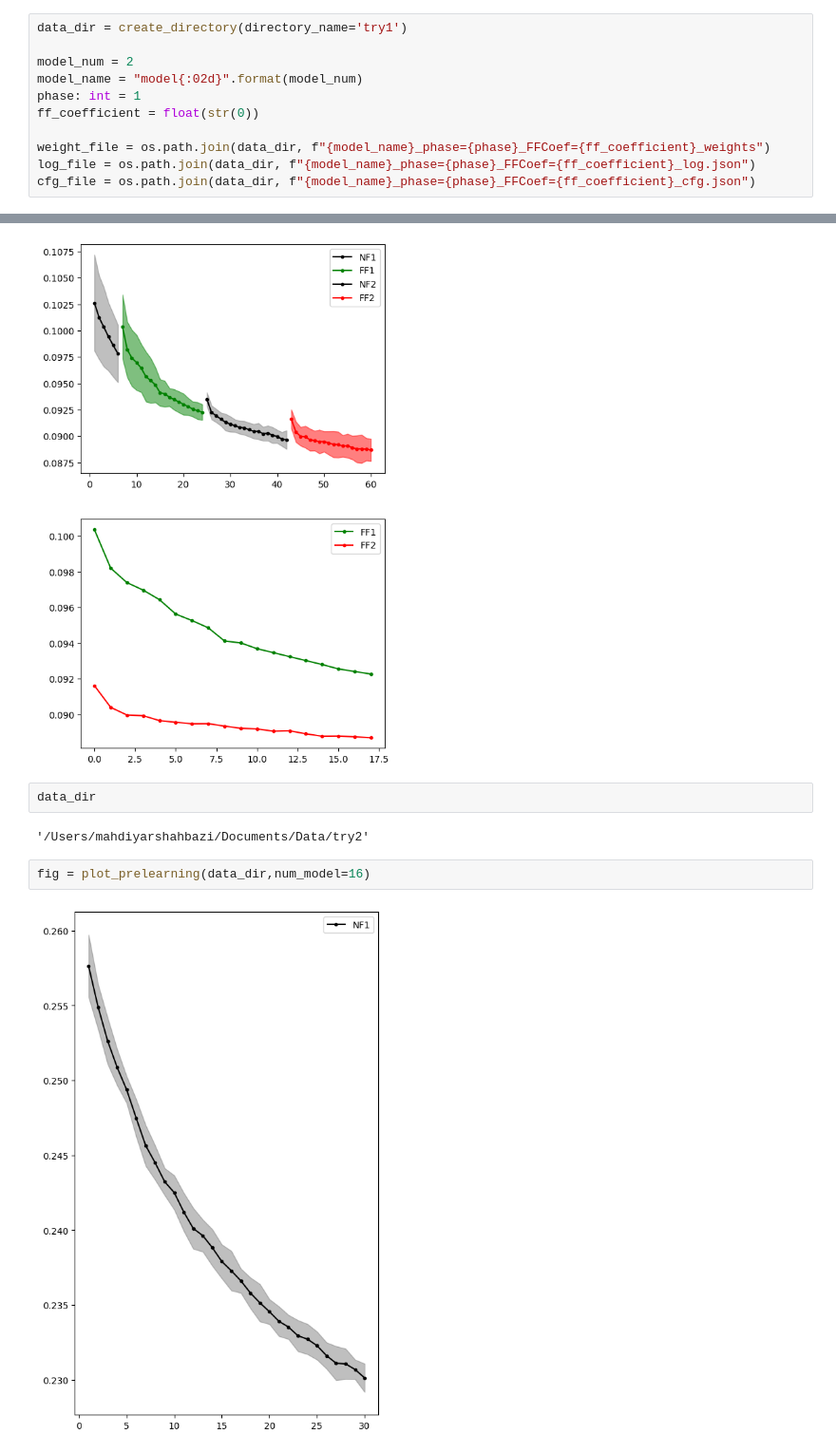
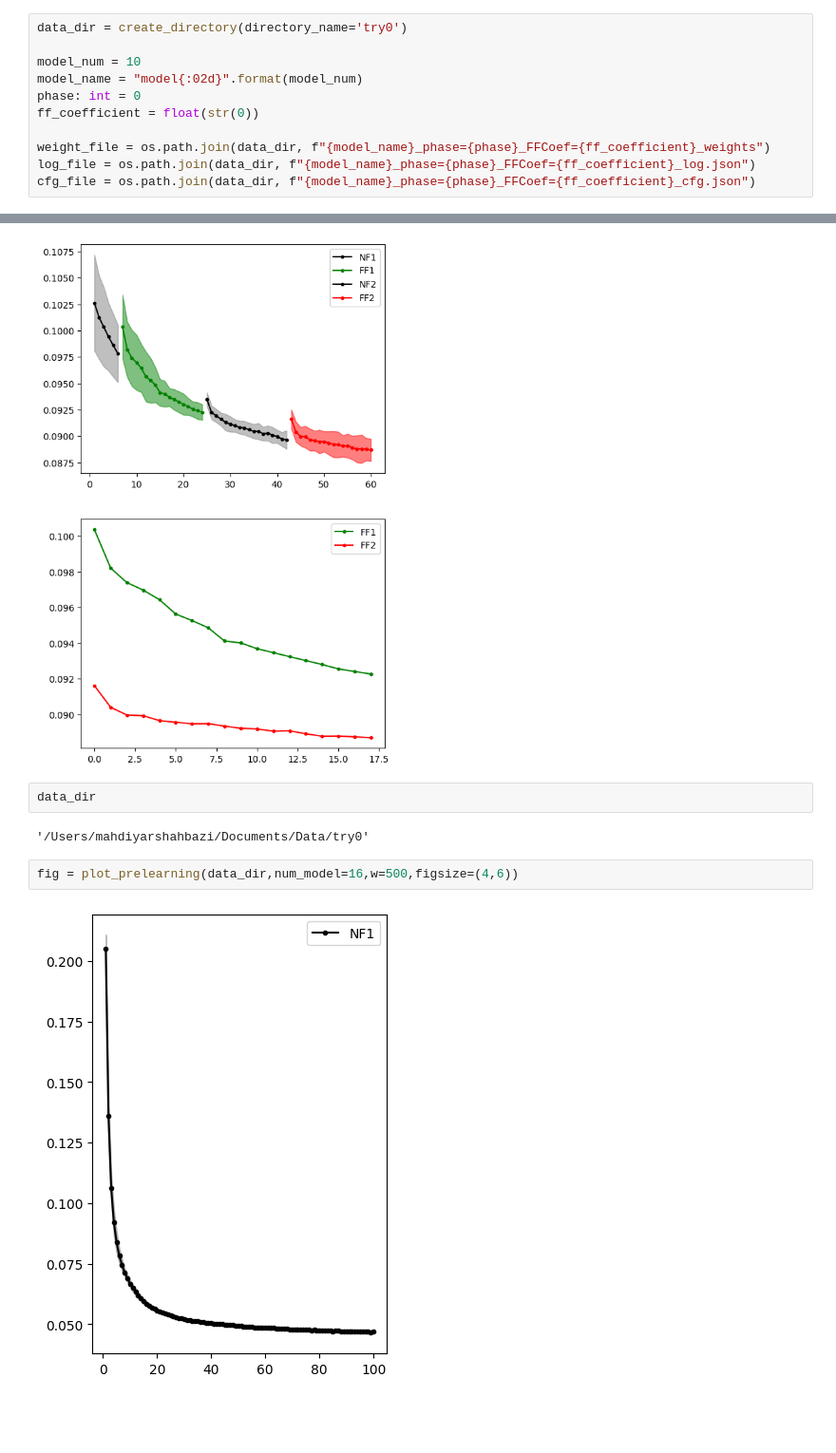
Before and after one commit to mshahbazi1997/MotorSavingModel, a Jupyter notebook: notebooks/test_networks.ipynb, the cells around one changed output, grey strips where cells are left out. Shown at 95% size. Cells and saved outputs as stored; diff of their text form; blank space fills up the shorter version.

```diff
--- a/notebooks/test_networks.ipynb
+++ b/notebooks/test_networks.ipynb
@@ -10,11 +10,11 @@ from model import test
 from pathlib import Path
 from utils import plot_learning, plot_prelearning
 # %%
-data_dir = create_directory(directory_name='try1')
+data_dir = create_directory(directory_name='try0')
 
-model_num = 2
+model_num = 10
 model_name = "model{:02d}".format(model_num)
-phase: int = 1
+phase: int = 0
 ff_coefficient = float(str(0))
 
 weight_file = os.path.join(data_dir, f"{model_name}_phase={phase}_FFCoef={ff_coefficient}_weights")
@@ -48,8 +45,8 @@ fig.savefig(os.path.join(data_dir,'learning_curve.png'),dpi=300)
 # %%
 data_dir
 # %% [output]
-'/Users/mahdiyarshahbazi/Documents/Data/try2'
+'/Users/mahdiyarshahbazi/Documents/Data/try0'
 # %%
-fig = plot_prelearning(data_dir,num_model=16)
+fig = plot_prelearning(data_dir,num_model=16,w=500,figsize=(4,6))
 # %% [output]
-[figure, old version]
+[figure, new version]
```
Also changed, not shown: parts of 2 cells of this notebook, 3 other files.
